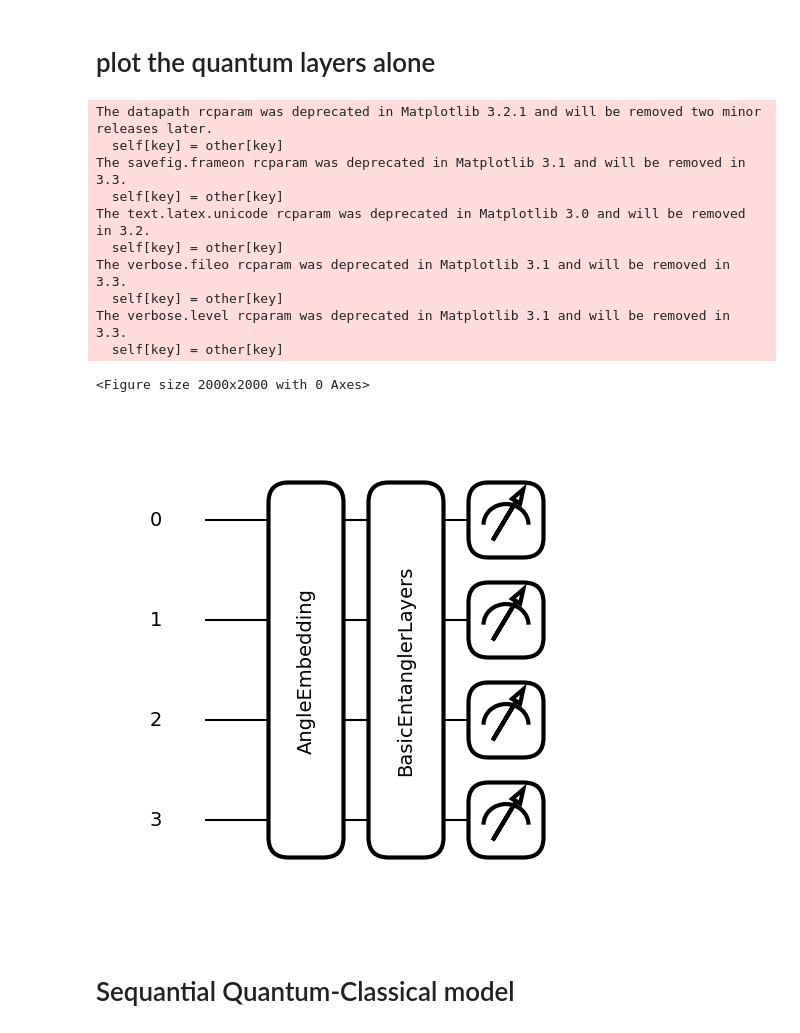
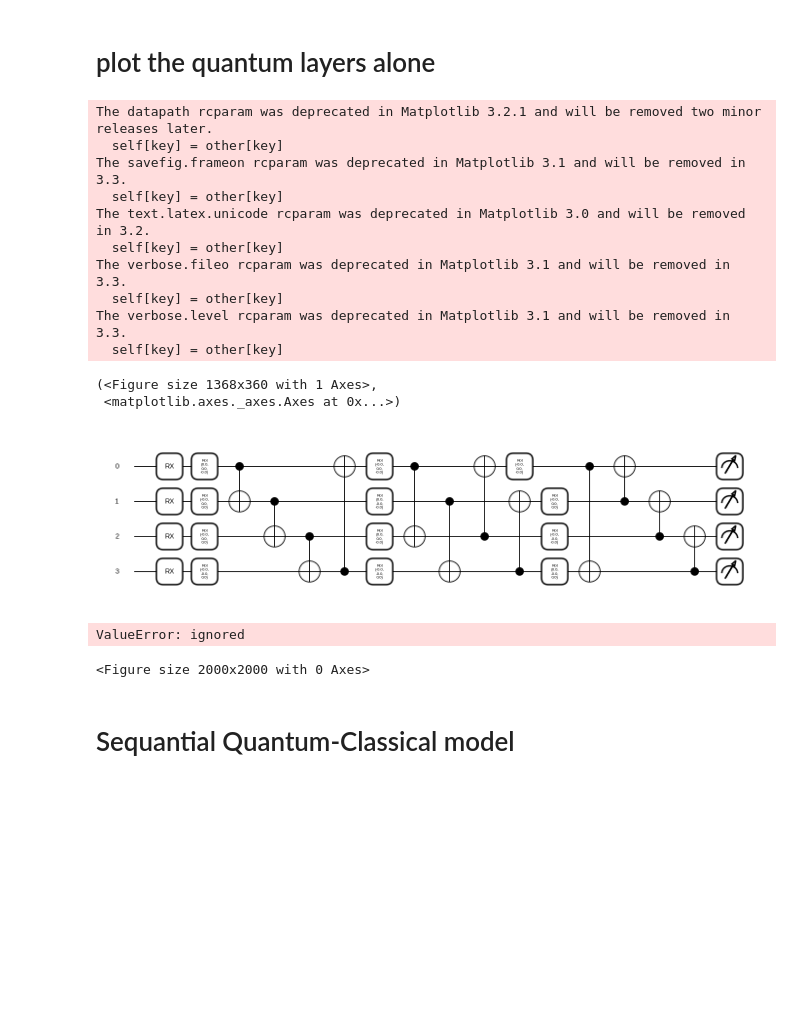
Before and after one commit to AHamamd150/Zewail-city, a Jupyter notebook: Hybrid_Quantum_classical_deepmodels.ipynb, the cells around one changed output. Cells and saved outputs as stored; diff of their text form; code cells hidden in the pictures; blank space fills up the shorter version.

```diff
--- a/Hybrid_Quantum_classical_deepmodels.ipynb
+++ b/Hybrid_Quantum_classical_deepmodels.ipynb
@@ -81,37 +81,43 @@ y_test=tf.keras.utils.to_categorical(y_test,2)
 # %%
 n_qubits = 4
 n_layers = 3
-weights_init = 0.0 * np.random.randn(n_layers, n_qubits,n_qubits,  requires_grad=True)#Initialize the weights
+weights_init = 0.0 * np.random.randn(n_layers, n_qubits,3, requires_grad=True)#Initialize the weights
 # %% [markdown]
 # Define the quantum layers
 # %%
-dev = qml.device("default.qubit", shots=1000,wires=n_qubits)
+dev = qml.device("default.qubit",wires=n_qubits)
 
 @qml.qnode(dev)
 def qnode(inputs, weights):
     qml.AngleEmbedding(inputs, wires=range(n_qubits))
-    qml.BasicEntanglerLayers(weights, wires=range(n_qubits))
+    qml.StronglyEntanglingLayers(weights, wires=range(n_qubits))
     return [qml.expval(qml.PauliZ(wires=i)) for i in range(n_qubits)]
 # %% [markdown]
 # plot the quantum layers alone
+# %%
+qml.draw_mpl(qnode,expansion_strategy="device",decimals=1)(X_train[:,:4],weights_init)
+# %% [output]
+The datapath rcparam was deprecated in Matplotlib 3.2.1 and will be removed two minor releases later.
+  self[key] = other[key]
+The savefig.frameon rcparam was deprecated in Matplotlib 3.1 and will be removed in 3.3.
+  self[key] = other[key]
+The text.latex.unicode rcparam was deprecated in Matplotlib 3.0 and will be removed in 3.2.
+  self[key] = other[key]
+The verbose.fileo rcparam was deprecated in Matplotlib 3.1 and will be removed in 3.3.
+  self[key] = other[key]
+The verbose.level rcparam was deprecated in Matplotlib 3.1 and will be removed in 3.3.
+  self[key] = other[key]
+(<Figure size 1368x360 with 1 Axes>,
+ <matplotlib.axes._axes.Axes at 0x...>)
+[figure, added]
 # %%
 qml.drawer.use_style('default');
 plt.figure(figsize=(20,20));
-fig, ax = qml.draw_mpl(qnode, decimals=1)(X_train[:,:4],weights_init);
+fig, ax = qml.draw_mpl(qnode, expansion_strategy="device")(X_train[:,:4],weights_init);
 plt.show();
 # %% [output]
-The datapath rcparam was deprecated in Matplotlib 3.2.1 and will be removed two minor releases later.
-  self[key] = other[key]
-The savefig.frameon rcparam was deprecated in Matplotlib 3.1 and will be removed in 3.3.
-  self[key] = other[key]
-The text.latex.unicode rcparam was deprecated in Matplotlib 3.0 and will be removed in 3.2.
-  self[key] = other[key]
-The verbose.fileo rcparam was deprecated in Matplotlib 3.1 and will be removed in 3.3.
-  self[key] = other[key]
-The verbose.level rcparam was deprecated in Matplotlib 3.1 and will be removed in 3.3.
-  self[key] = other[key]
+ValueError: ignored
 <Figure size 2000x2000 with 0 Axes>
-[figure, removed]
 # %% [markdown]
 # Sequantial Quantum-Classical model
 # %%
```
Also changed, not shown: parts of 2 cells of this notebook.
